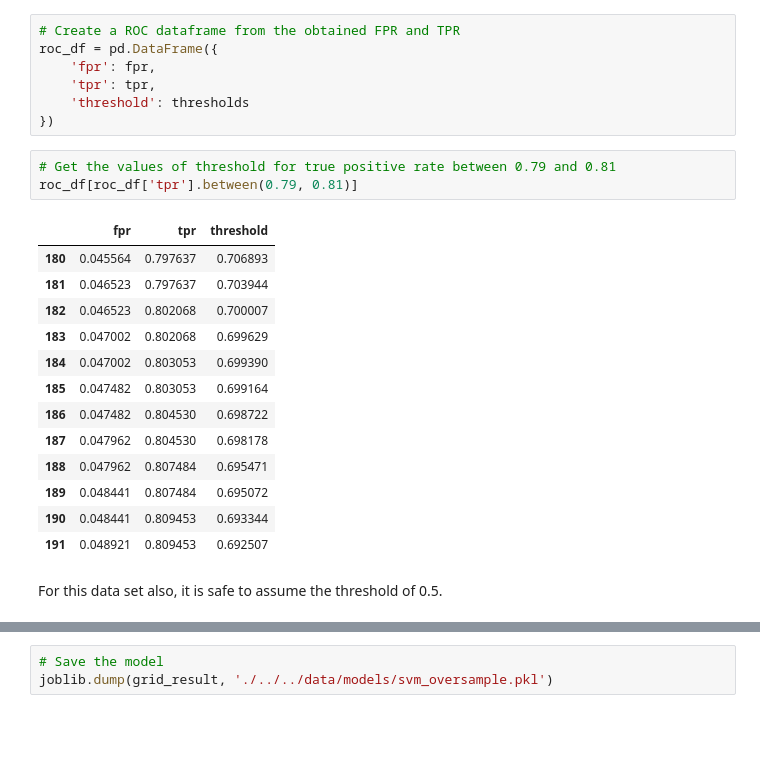
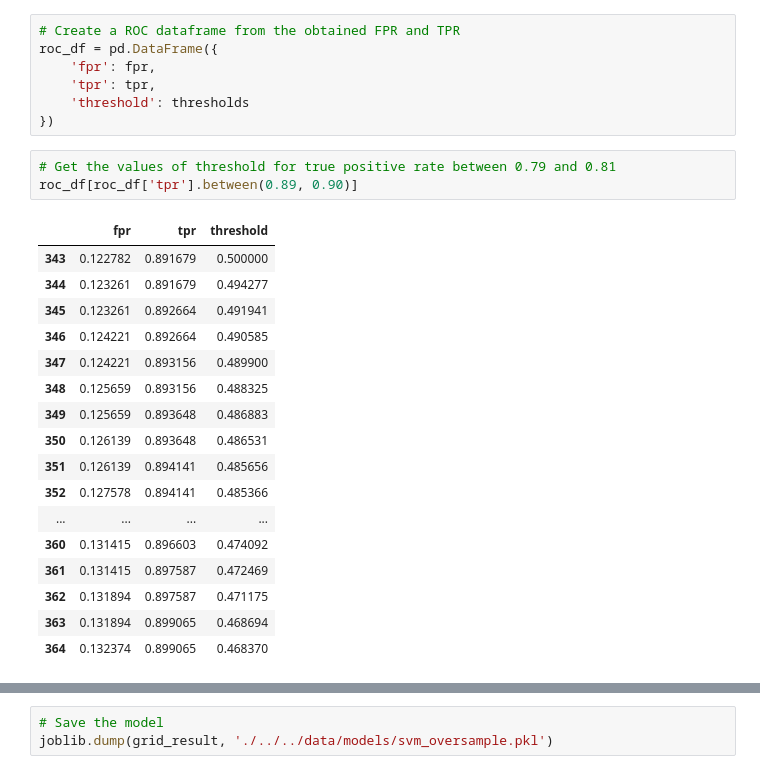
Before and after one commit to patilpushkarp/kickstarter-analysis, a Jupyter notebook: kick/docs/models/support_vector_machine.ipynb, the cells around one changed output, grey strips where cells are left out. Cells and saved outputs as stored; diff of their text form; blank space fills up the shorter version.

```diff
--- a/kick/docs/models/support_vector_machine.ipynb
+++ b/kick/docs/models/support_vector_machine.ipynb
@@ -271,20 +308,22 @@ roc_df = pd.DataFrame({
 })
 # %%
 # Get the values of threshold for true positive rate between 0.79 and 0.81
-roc_df[roc_df['tpr'].between(0.79, 0.81)]
+roc_df[roc_df['tpr'].between(0.89, 0.90)]
 # %% [output]
 |  | fpr | tpr | threshold |
-| 180 | 0.045564 | 0.797637 | 0.706893 |
-| 181 | 0.046523 | 0.797637 | 0.703944 |
-| 182 | 0.046523 | 0.802068 | 0.700007 |
-| 183 | 0.047002 | 0.802068 | 0.699629 |
-| 184 | 0.047002 | 0.803053 | 0.699390 |
-| 185 | 0.047482 | 0.803053 | 0.699164 |
-| 186 | 0.047482 | 0.804530 | 0.698722 |
-| 187 | 0.047962 | 0.804530 | 0.698178 |
-| 188 | 0.047962 | 0.807484 | 0.695471 |
-| 189 | 0.048441 | 0.807484 | 0.695072 |
-| 190 | 0.048441 | 0.809453 | 0.693344 |
-| 191 | 0.048921 | 0.809453 | 0.692507 |
+| 343 | 0.122782 | 0.891679 | 0.500000 |
+| 344 | 0.123261 | 0.891679 | 0.494277 |
+| 345 | 0.123261 | 0.892664 | 0.491941 |
+| 346 | 0.124221 | 0.892664 | 0.490585 |
+| 347 | 0.124221 | 0.893156 | 0.489900 |
+| 348 | 0.125659 | 0.893156 | 0.488325 |
+| 349 | 0.125659 | 0.893648 | 0.486883 |
+| 350 | 0.126139 | 0.893648 | 0.486531 |
+| 351 | 0.126139 | 0.894141 | 0.485656 |
+| 352 | 0.127578 | 0.894141 | 0.485366 |
+| ... | ... | ... | ... |
+| 360 | 0.131415 | 0.896603 | 0.474092 |
+| 361 | 0.131415 | 0.897587 | 0.472469 |
+| 362 | 0.131894 | 0.897587 | 0.471175 |
+| 363 | 0.131894 | 0.899065 | 0.468694 |
+| 364 | 0.132374 | 0.899065 | 0.468370 |
-# %% [markdown]
-For this data set also, it is safe to assume the threshold of 0.5.
```
Also changed, not shown: parts of 40 cells of this notebook, 7 other files.
